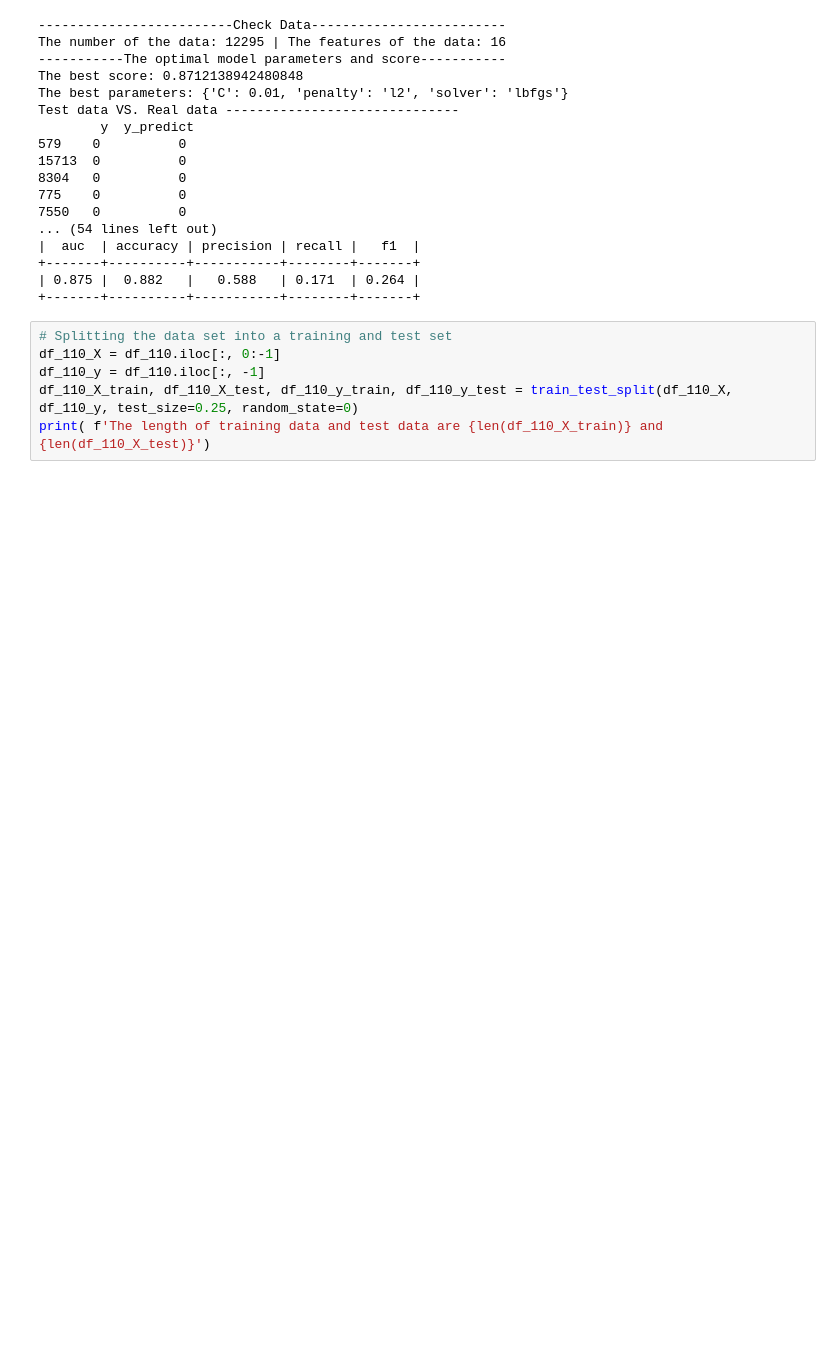
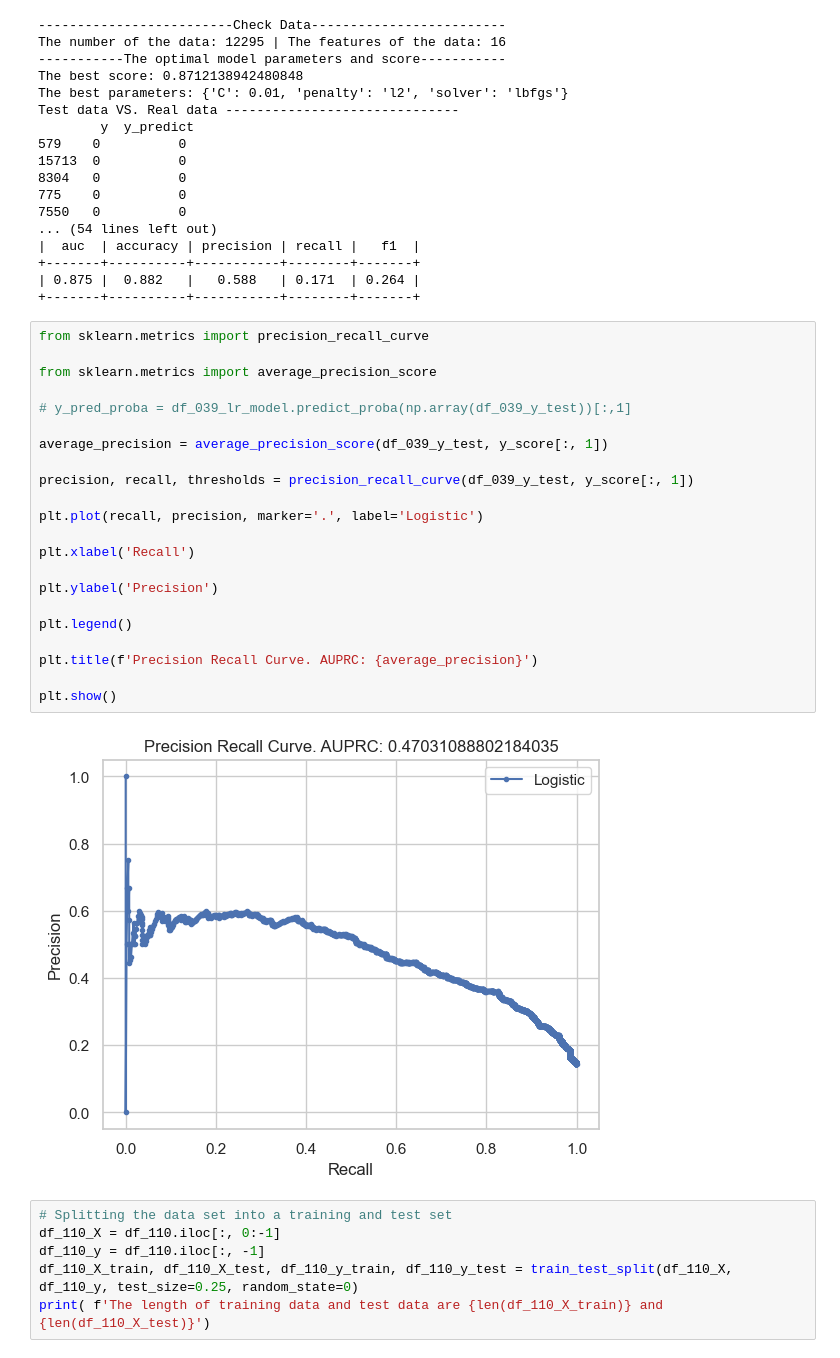
Before and after one commit to Chen-X666/DataAnalysis, a Jupyter notebook: main/advancedAnalytics/LogisticRegression.ipynb, the cells around one changed output. Cells and saved outputs as stored; diff of their text form; blank space fills up the shorter version.

```diff
--- a/main/advancedAnalytics/LogisticRegression.ipynb
+++ b/main/advancedAnalytics/LogisticRegression.ipynb
@@ -126,6 +126,30 @@ Test data VS. Real data ------------------------------
 +-------+----------+-----------+--------+-------+
 | 0.875 |  0.882   |   0.588   | 0.171  | 0.264 |
 +-------+----------+-----------+--------+-------+
+# %%
+from sklearn.metrics import precision_recall_curve
+
+from sklearn.metrics import average_precision_score
+
+# y_pred_proba = df_039_lr_model.predict_proba(np.array(df_039_y_test))[:,1]
+
+average_precision = average_precision_score(df_039_y_test, y_score[:, 1])
+
+precision, recall, thresholds = precision_recall_curve(df_039_y_test, y_score[:, 1])
+
+plt.plot(recall, precision, marker='.', label='Logistic')
+
+plt.xlabel('Recall')
+
+plt.ylabel('Precision')
+
+plt.legend()
+
+plt.title(f'Precision Recall Curve. AUPRC: {average_precision}')
+
+plt.show()
+# %% [output]
+[figure, added]
 # %%
 # Splitting the data set into a training and test set
 df_110_X = df_110.iloc[:, 0:-1]
```
Also changed, not shown: parts of 2 cells of this notebook, 5 other files.
